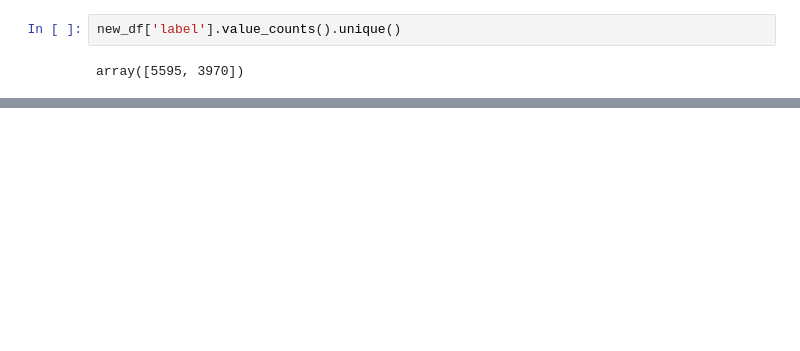
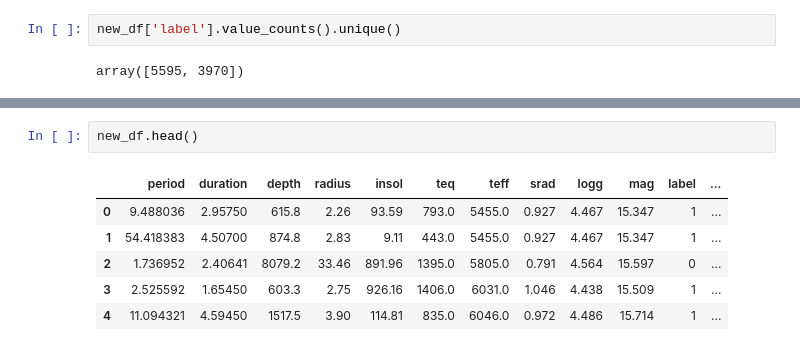
Before and after one commit to khanalasmit/NASA_SPACE-APPS, a Jupyter notebook: data_combining.ipynb, the cells around one changed output, grey strips where cells are left out. Saved outputs shown, nothing was run; the diff lists cells and outputs as text; blank space fills up the shorter version.

```diff
--- a/data_combining.ipynb
+++ b/data_combining.ipynb
@@ -36,0 +57,9 @@ array([5595, 3970])
+# %%
+new_df.head()
+# %% [output]
+|  | period | duration | depth | radius | insol | teq | teff | srad | logg | mag | label | ... |
+| 0 | 9.488036 | 2.95750 | 615.8 | 2.26 | 93.59 | 793.0 | 5455.0 | 0.927 | 4.467 | 15.347 | 1 | ... |
+| 1 | 54.418383 | 4.50700 | 874.8 | 2.83 | 9.11 | 443.0 | 5455.0 | 0.927 | 4.467 | 15.347 | 1 | ... |
+| 2 | 1.736952 | 2.40641 | 8079.2 | 33.46 | 891.96 | 1395.0 | 5805.0 | 0.791 | 4.564 | 15.597 | 0 | ... |
+| 3 | 2.525592 | 1.65450 | 603.3 | 2.75 | 926.16 | 1406.0 | 6031.0 | 1.046 | 4.438 | 15.509 | 1 | ... |
+| 4 | 11.094321 | 4.59450 | 1517.5 | 3.90 | 114.81 | 835.0 | 6046.0 | 0.972 | 4.486 | 15.714 | 1 | ... |
```
Also changed, not shown: parts of 7 cells of this notebook, 5 other files.
